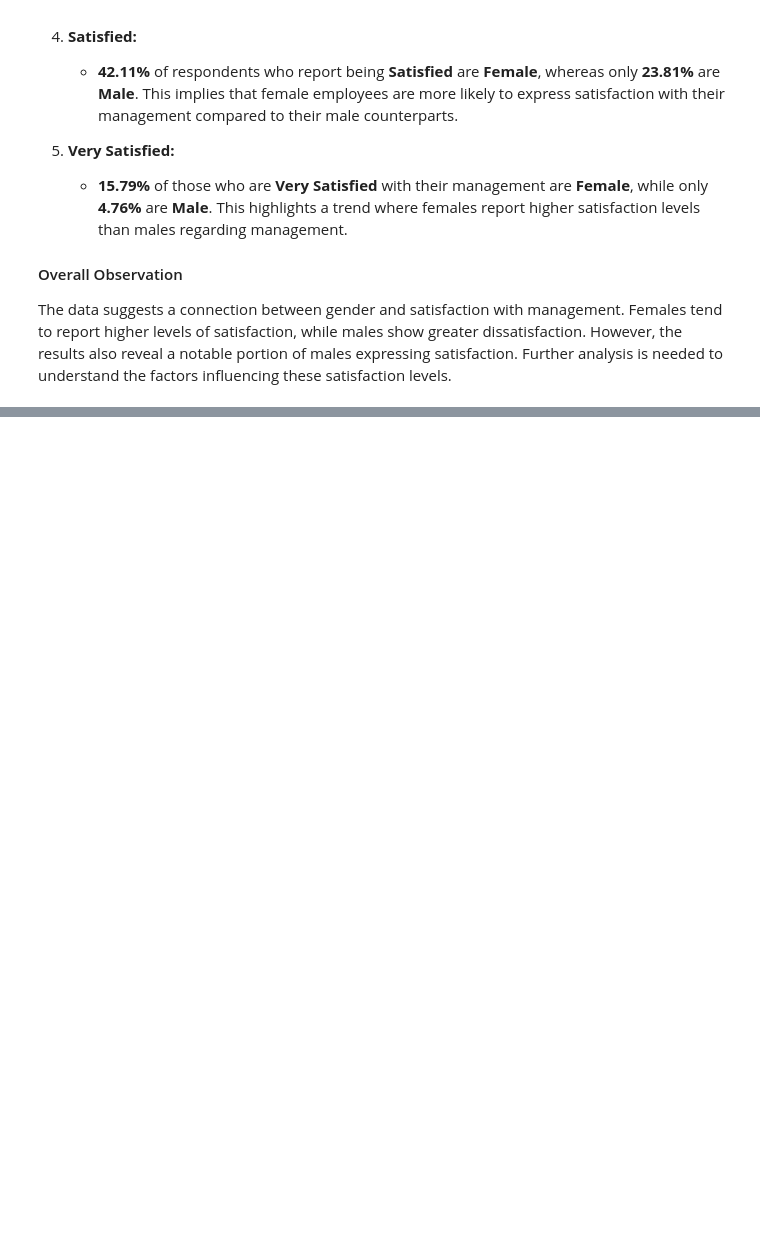
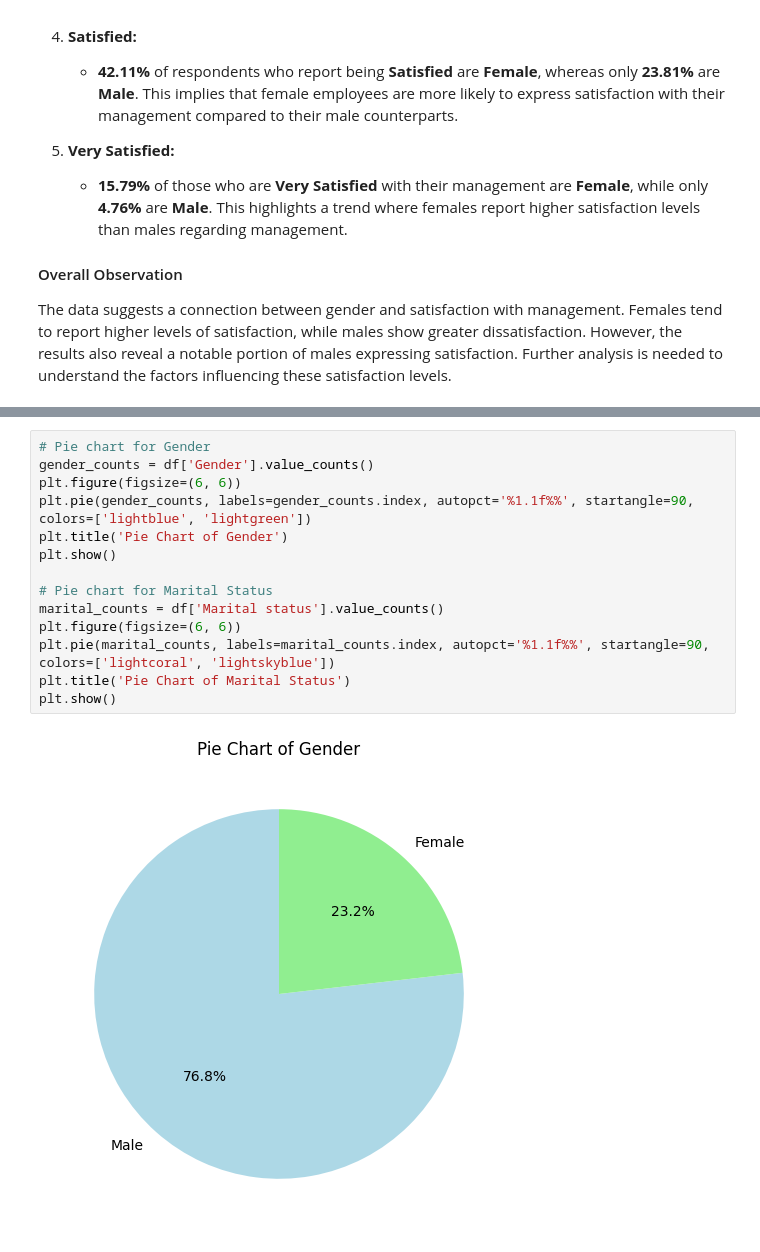
Before and after one commit to yayomithakshila/Data-Processing-with-Python-Project, a Jupyter notebook: Analyzing_WorkPlaceSatisfactionSurveyData.ipynb, the cells around one changed output, grey strips where cells are left out. Drawn from its saved outputs; the diff is of its cells as text; blank space fills up the shorter version.

```diff
--- a/Analyzing_WorkPlaceSatisfactionSurveyData.ipynb
+++ b/Analyzing_WorkPlaceSatisfactionSurveyData.ipynb
@@ -626,0 +880,16 @@ Not Single      50.0  100.0  50.0  50.0    0.0
+# %%
+# Pie chart for Gender
+gender_counts = df['Gender'].value_counts()
+plt.figure(figsize=(6, 6))
+plt.pie(gender_counts, labels=gender_counts.index, autopct='%1.1f%%', startangle=90, colors=['lightblue', 'lightgreen'])
+plt.title('Pie Chart of Gender')
+plt.show()
+
+# Pie chart for Marital Status
+marital_counts = df['Marital status'].value_counts()
+plt.figure(figsize=(6, 6))
+plt.pie(marital_counts, labels=marital_counts.index, autopct='%1.1f%%', startangle=90, colors=['lightcoral', 'lightskyblue'])
+plt.title('Pie Chart of Marital Status')
+plt.show()
+# %% [output]
+[figure, added]
```
Also changed, not shown: parts of 11 cells of this notebook.
